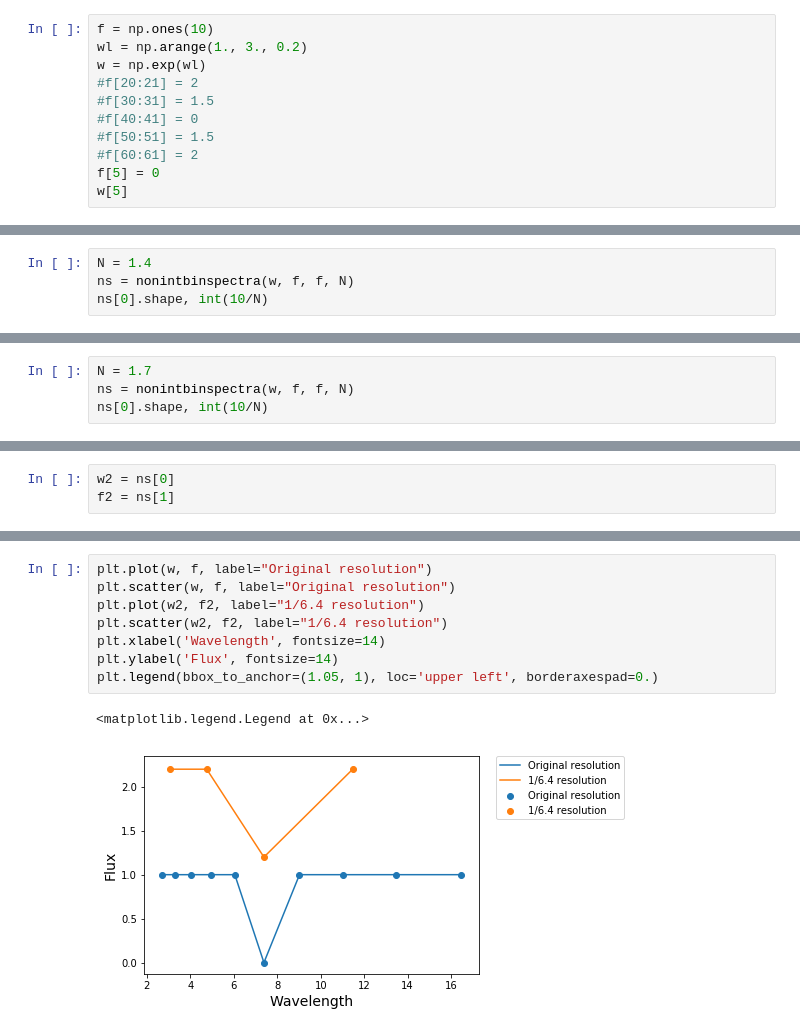
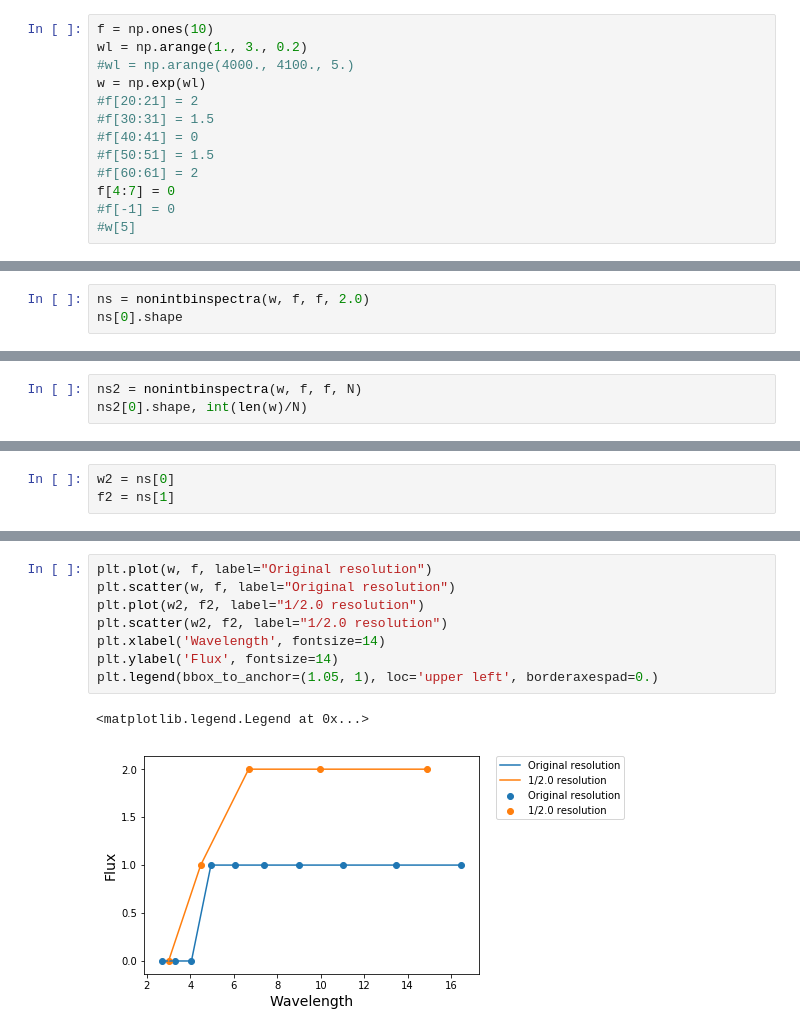
Before and after one commit to umerudel/SESNspectraPCA, a Jupyter notebook: code/test.ipynb, the cells around one changed output, grey strips where cells are left out. Drawn from its saved outputs; the diff is of its cells as text.

```diff
--- a/code/test.ipynb
+++ b/code/test.ipynb
@@ -44,11 +45,13 @@ import array
 # %%
 f = np.ones(10)
 wl = np.arange(1., 3., 0.2)
+#wl = np.arange(4000., 4100., 5.)
 w = np.exp(wl)
 #f[20:21] = 2
 #f[30:31] = 1.5
 #f[40:41] = 0
 #f[50:51] = 1.5
 #f[60:61] = 2
-f[5] = 0
-w[5]
+f[4:7] = 0
+#f[-1] = 0
+#w[5]
@@ -65,0 +67,3 @@ plt.plot(w,f)
+# %%
+ns = nonintbinspectra(w, f, f, 2.0)
+ns[0].shape
@@ -66,5 +72,4 @@ plt.plot(w,f)
 # %%
-N = 1.4
-ns = nonintbinspectra(w, f, f, N)
-ns[0].shape, int(10/N)
+ns2 = nonintbinspectra(w, f, f, N)
+ns2[0].shape, int(len(w)/N)
 # %% [output]
@@ -84,4 +76,0 @@ NEW  i: 8 <=: 7 N1: 1 N2: 2
-# %%
-N = 1.7
-ns = nonintbinspectra(w, f, f, N)
-ns[0].shape, int(10/N)
@@ -108,11 +85,11 @@ plt.plot(w2, f2)
 # %%
 plt.plot(w, f, label="Original resolution")
 plt.scatter(w, f, label="Original resolution")
-plt.plot(w2, f2, label="1/6.4 resolution")
-plt.scatter(w2, f2, label="1/6.4 resolution")
+plt.plot(w2, f2, label="1/2.0 resolution")
+plt.scatter(w2, f2, label="1/2.0 resolution")
 plt.xlabel('Wavelength', fontsize=14)
 plt.ylabel('Flux', fontsize=14)
 plt.legend(bbox_to_anchor=(1.05, 1), loc='upper left', borderaxespad=0.)
 # %% [output]
 <matplotlib.legend.Legend at 0x...>
-[figure, old version]
+[figure, new version]
```
Also changed, not shown: parts of 21 cells of this notebook.
